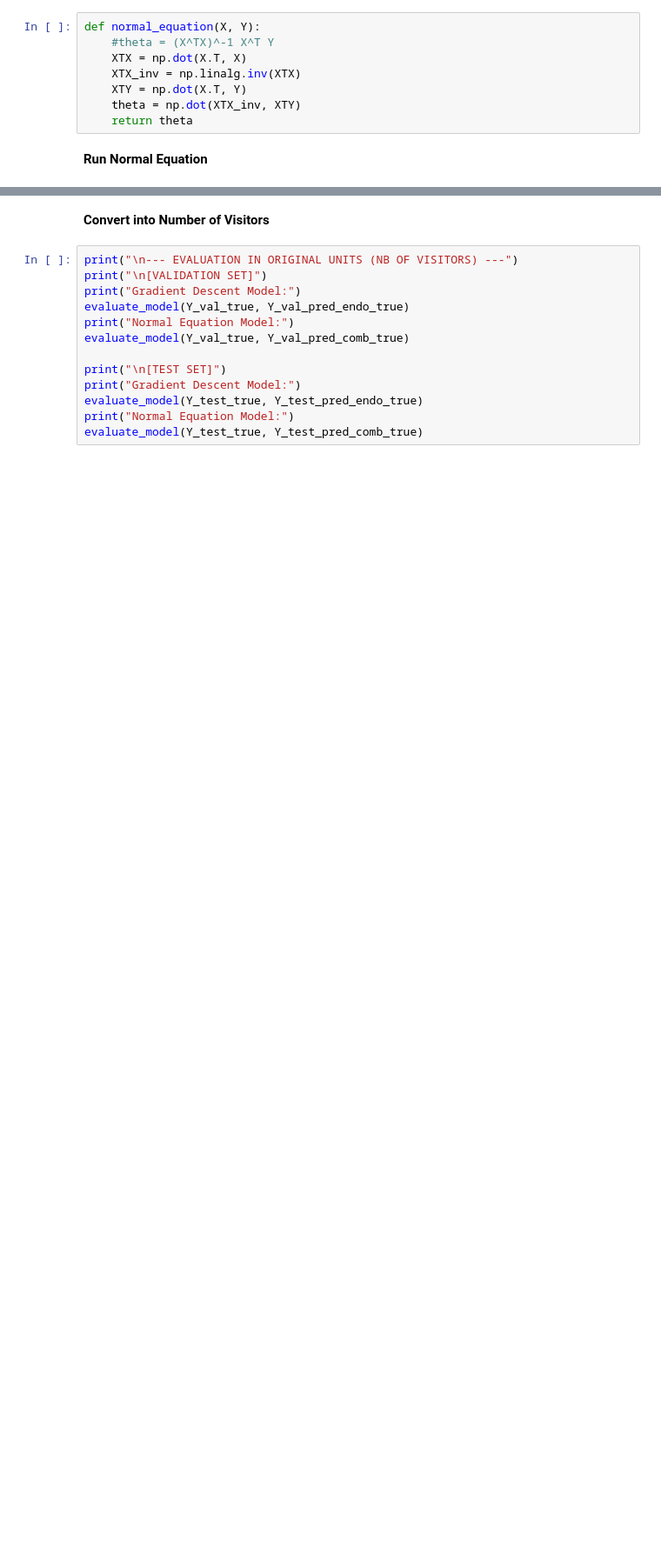
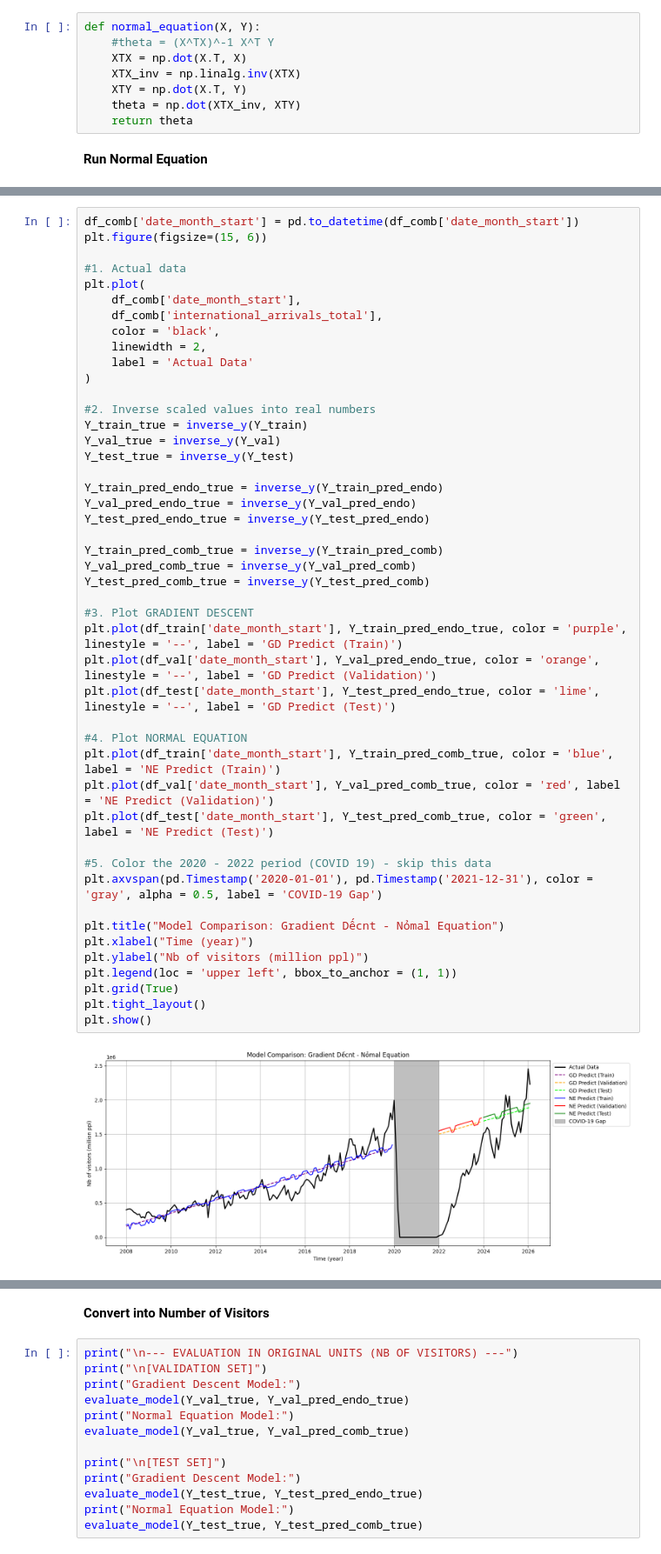
Before and after one commit to maianhtran2410093/machine-learning-1-arrivals-prediction, a Jupyter notebook: ML1_Midterm.ipynb, the cells around one changed output, grey strips where cells are left out. Shown at 87% size. Saved outputs shown, nothing was run; the diff lists cells and outputs as text; blank space fills up the shorter version.

```diff
--- a/ML1_Midterm.ipynb
+++ b/ML1_Midterm.ipynb
@@ -482,0 +386,48 @@ The Normal Equation model also captures the overall upward trend in internationa
+# %%
+df_comb['date_month_start'] = pd.to_datetime(df_comb['date_month_start'])
+plt.figure(figsize=(15, 6))
+
+#1. Actual data
+plt.plot(
+    df_comb['date_month_start'],
+    df_comb['international_arrivals_total'],
+    color = 'black',
+    linewidth = 2,
+    label = 'Actual Data'
+)
+
+#2. Inverse scaled values into real numbers
+Y_train_true = inverse_y(Y_train)
+Y_val_true = inverse_y(Y_val)
+Y_test_true = inverse_y(Y_test)
+
+Y_train_pred_endo_true = inverse_y(Y_train_pred_endo)
+Y_val_pred_endo_true = inverse_y(Y_val_pred_endo)
+Y_test_pred_endo_true = inverse_y(Y_test_pred_endo)
+
+Y_train_pred_comb_true = inverse_y(Y_train_pred_comb)
+Y_val_pred_comb_true = inverse_y(Y_val_pred_comb)
+Y_test_pred_comb_true = inverse_y(Y_test_pred_comb)
+
+#3. Plot GRADIENT DESCENT
+plt.plot(df_train['date_month_start'], Y_train_pred_endo_true, color = 'purple', linestyle = '--', label = 'GD Predict (Train)')
+plt.plot(df_val['date_month_start'], Y_val_pred_endo_true, color = 'orange', linestyle = '--', label = 'GD Predict (Validation)')
+plt.plot(df_test['date_month_start'], Y_test_pred_endo_true, color = 'lime', linestyle = '--', label = 'GD Predict (Test)')
+
+#4. Plot NORMAL EQUATION
+plt.plot(df_train['date_month_start'], Y_train_pred_comb_true, color = 'blue', label = 'NE Predict (Train)')
+plt.plot(df_val['date_month_start'], Y_val_pred_comb_true, color = 'red', label = 'NE Predict (Validation)')
+plt.plot(df_test['date_month_start'], Y_test_pred_comb_true, color = 'green', label = 'NE Predict (Test)')
+
+#5. Color the 2020 - 2022 period (COVID 19) - skip this data
+plt.axvspan(pd.Timestamp('2020-01-01'), pd.Timestamp('2021-12-31'), color = 'gray', alpha = 0.5, label = 'COVID-19 Gap')
+
+plt.title("Model Comparison: Gradient Dếcnt - Nỏmal Equation")
+plt.xlabel("Time (year)")
+plt.ylabel("Nb of visitors (million ppl)")
+plt.legend(loc = 'upper left', bbox_to_anchor = (1, 1))
+plt.grid(True)
+plt.tight_layout()
+plt.show()
+# %% [output]
+[figure, added]
```
Also changed, not shown: parts of 55 cells of this notebook.
